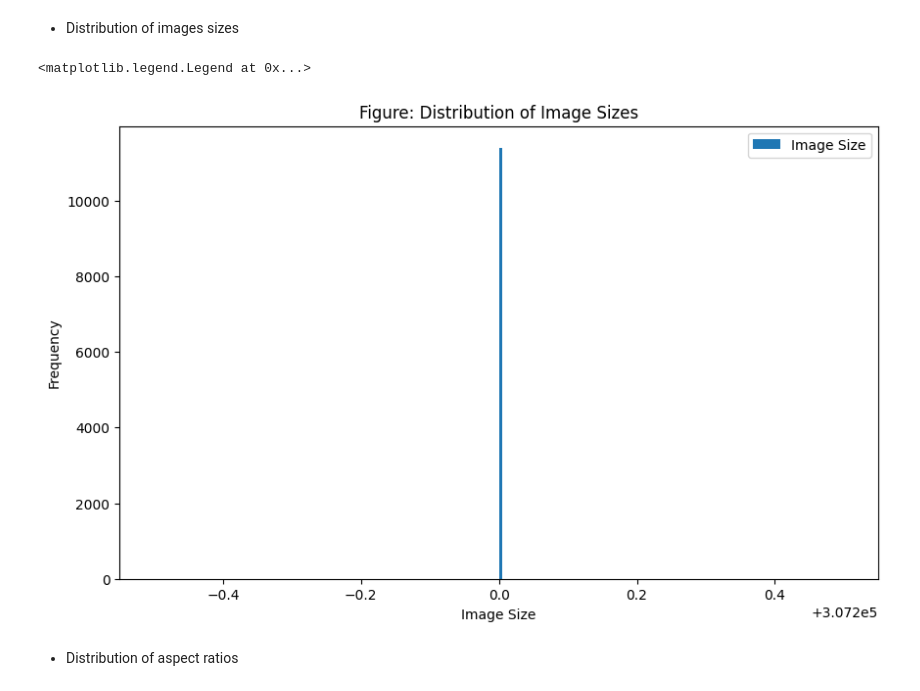
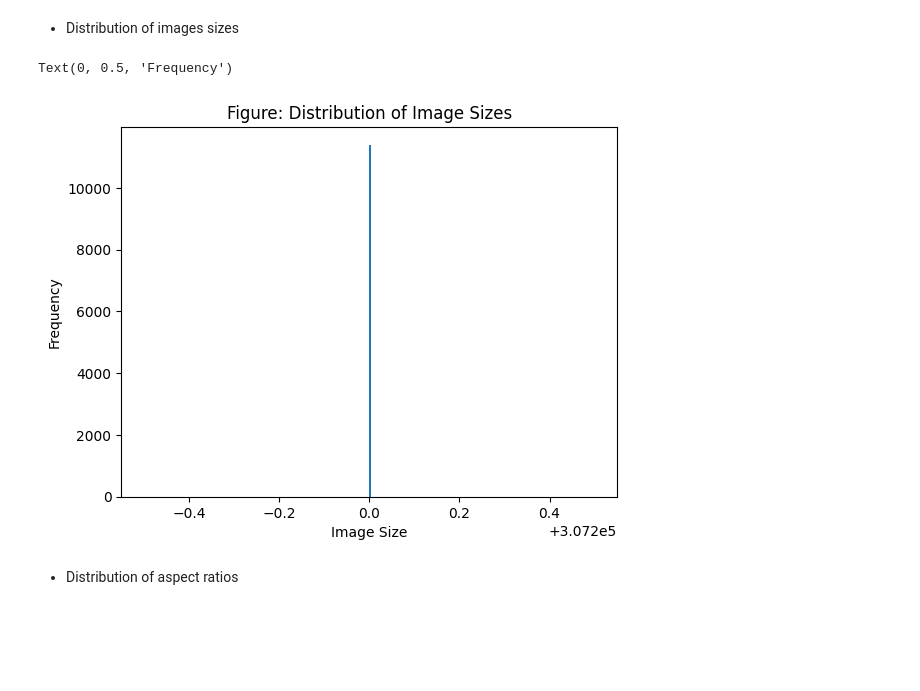
Before and after one commit to sondosaabed/Iris-of-eyes-recognition, a Jupyter notebook: Iris_recognition_1190652.ipynb, the cells around one changed output. Drawn from its saved outputs; the diff is of its cells as text; code cells hidden in the pictures; blank space fills up the shorter version.

```diff
--- a/Iris_recognition_1190652.ipynb
+++ b/Iris_recognition_1190652.ipynb
@@ -337,0 +338,10 @@ show_random_samples(df_subset, 8)
+# %%
+image_path =  df.loc[13, "ImagePath"]
+image = PIL.Image.open(image_path)
+plt.imshow(image, cmap='gray')
+plt.title(f"Figure: Image {13} Person Label: {df.loc[13, 'Label']}")
+plt.axis("off")
+width, height = image.size
+print("The width of the images: ", width)
+print("The height of the images: ", height)
+print("Shape", image.size)
@@ -347,15 +362,13 @@ for image_path in df_subset['ImagePath']:
 # %% [markdown]
 - Distribution of images sizes
 # %%
-fig, ax = plt.subplots(figsize=(10, 6))
-ax.hist(image_sizes, bins=200, label="Image Size")
-ax.set_title("Figure: Distribution of Image Sizes")
-ax.set_xlabel("Image Size")
-ax.set_ylabel("Frequency")
-ax.legend()
+plt.hist(image_sizes, bins=200, label="Image Size")
+plt.title("Figure: Distribution of Image Sizes")
+plt.xlabel("Image Size")
+plt.ylabel("Frequency")
 # %% [output]
-<matplotlib.legend.Legend at 0x...>
+Text(0, 0.5, 'Frequency')
-[figure, old version]
+[figure, new version]
 # %% [markdown]
 - Distribution of aspect ratios
 # %%
```
Also changed, not shown: parts of 21 cells of this notebook.
